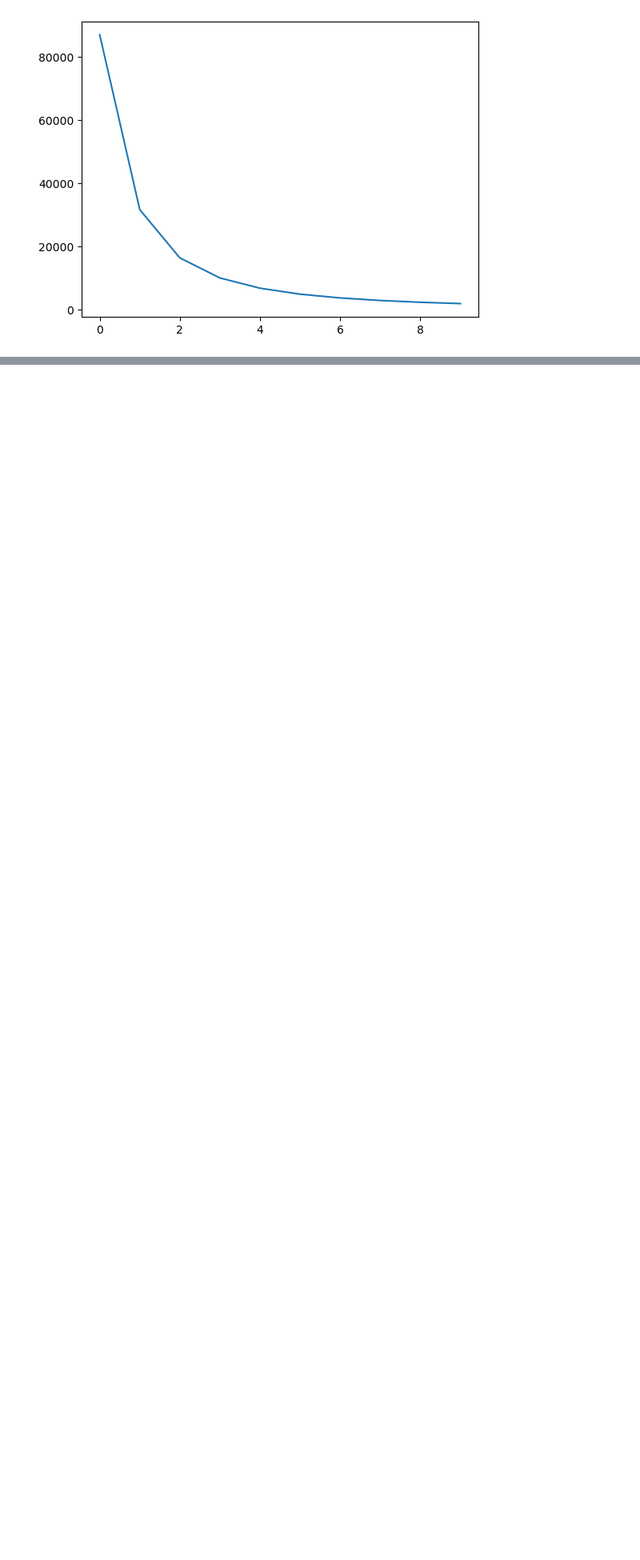
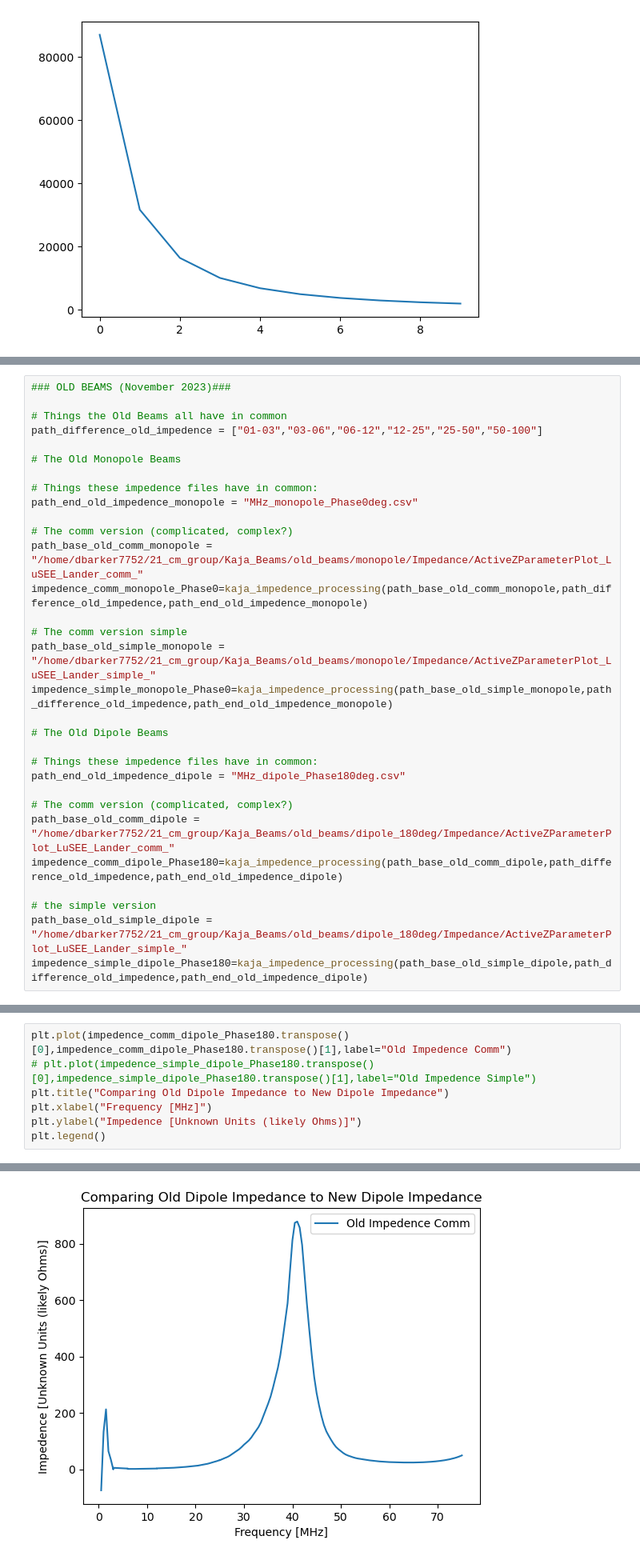
Before and after one commit to daba9359/LuCEE-Night_Simulation, a Jupyter notebook: Beam_weighted_foreground/Simulating_Beam_Weighted_Foreground.ipynb, the cells around one changed output, grey strips where cells are left out. Shown at 80% size. Saved outputs shown, nothing was run; the diff lists cells and outputs as text; blank space fills up the shorter version.

```diff
--- a/Beam_weighted_foreground/Simulating_Beam_Weighted_Foreground.ipynb
+++ b/Beam_weighted_foreground/Simulating_Beam_Weighted_Foreground.ipynb
@@ -401,0 +441,31 @@ beams[0].shape
+# %%
+### OLD BEAMS (November 2023)###
+
+# Things the Old Beams all have in common
+path_difference_old_impedence = ["01-03","03-06","06-12","12-25","25-50","50-100"]
+
+# The Old Monopole Beams
+
+# Things these impedence files have in common:
+path_end_old_impedence_monopole = "MHz_monopole_Phase0deg.csv"
+
+# The comm version (complicated, complex?)
+path_base_old_comm_monopole = "/home/dbarker7752/21_cm_group/Kaja_Beams/old_beams/monopole/Impedance/ActiveZParameterPlot_LuSEE_Lander_comm_"
+impedence_comm_monopole_Phase0=kaja_impedence_processing(path_base_old_comm_monopole,path_difference_old_impedence,path_end_old_impedence_monopole)
+
+# The comm version simple
+path_base_old_simple_monopole = "/home/dbarker7752/21_cm_group/Kaja_Beams/old_beams/monopole/Impedance/ActiveZParameterPlot_LuSEE_Lander_simple_"
+impedence_simple_monopole_Phase0=kaja_impedence_processing(path_base_old_simple_monopole,path_difference_old_impedence,path_end_old_impedence_monopole)
+
+# The Old Dipole Beams
+
+# Things these impedence files have in common:
+path_end_old_impedence_dipole = "MHz_dipole_Phase180deg.csv"
+
+# The comm version (complicated, complex?)
+path_base_old_comm_dipole = "/home/dbarker7752/21_cm_group/Kaja_Beams/old_beams/dipole_180deg/Impedance/ActiveZParameterPlot_LuSEE_Lander_comm_"
+impedence_comm_dipole_Phase180=kaja_impedence_processing(path_base_old_comm_dipole,path_difference_old_impedence,path_end_old_impedence_dipole)
+
+# the simple version
+path_base_old_simple_dipole = "/home/dbarker7752/21_cm_group/Kaja_Beams/old_beams/dipole_180deg/Impedance/ActiveZParameterPlot_LuSEE_Lander_simple_"
+impedence_simple_dipole_Phase180=kaja_impedence_processing(path_base_old_simple_dipole,path_difference_old_impedence,path_end_old_impedence_dipole)
@@ -401,0 +489,8 @@ beams[0].shape
+# %%
+plt.plot(impedence_comm_dipole_Phase180.transpose()[0],impedence_comm_dipole_Phase180.transpose()[1],label="Old Impedence Comm")
+# plt.plot(impedence_simple_dipole_Phase180.transpose()[0],impedence_simple_dipole_Phase180.transpose()[1],label="Old Impedence Simple")
+plt.title("Comparing Old Dipole Impedance to New Dipole Impedance")
+plt.xlabel("Frequency [MHz]")
+plt.ylabel("Impedence [Unknown Units (likely Ohms)]")
+plt.legend()
+# %% [output]
@@ -401,0 +498 @@ beams[0].shape
+[figure, added]
```
Also changed, not shown: parts of 7 cells of this notebook.
